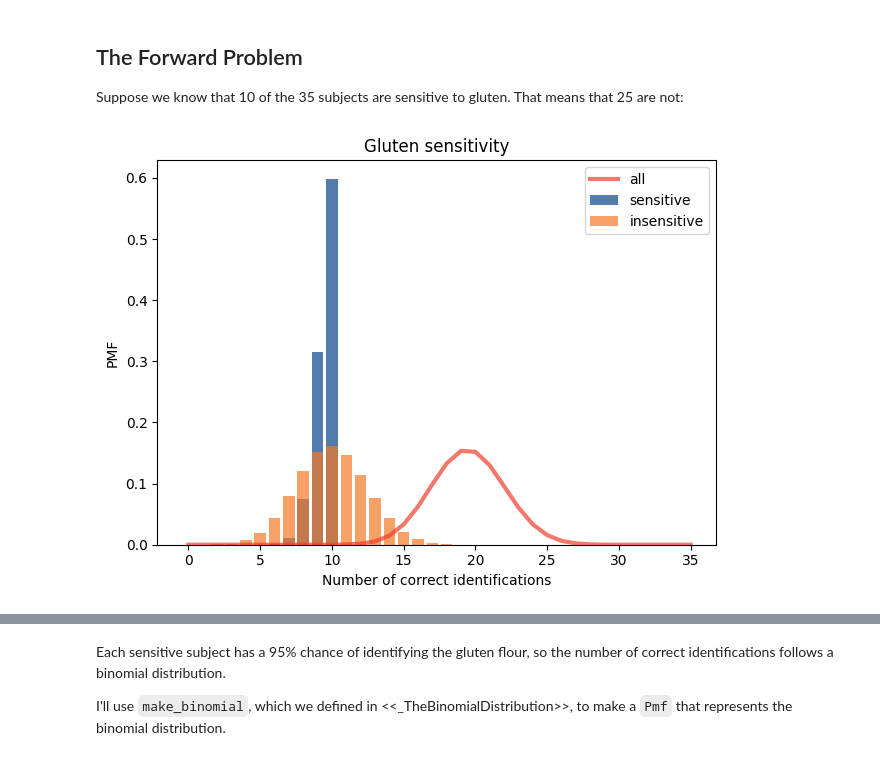
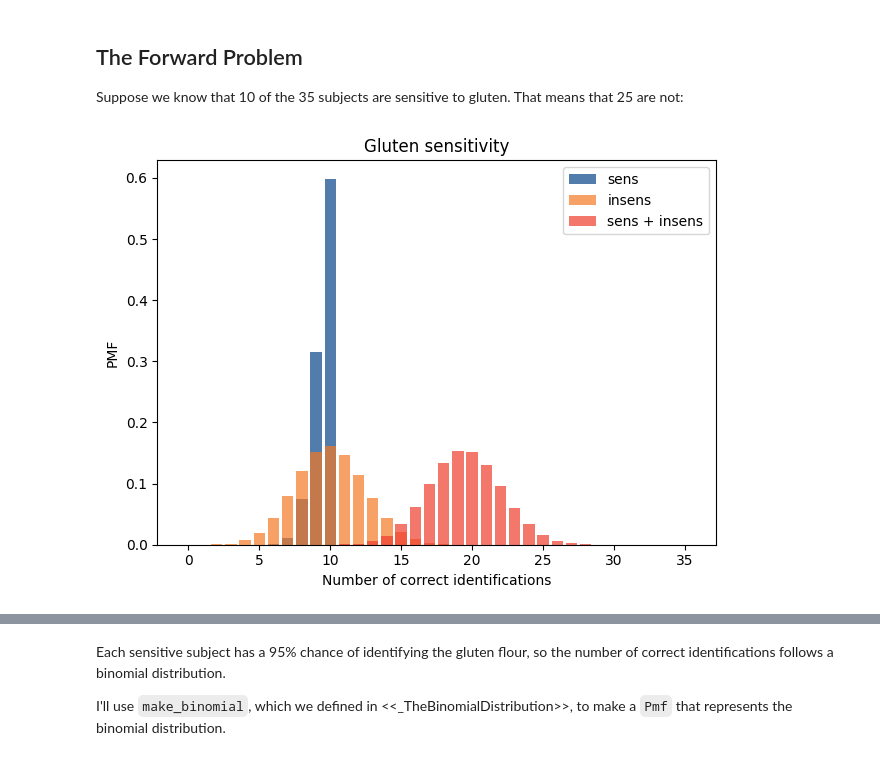
Before and after one commit to mat-ej/ThinkBayes2, a Jupyter notebook: notebooks/chap06.ipynb, the cells around one changed output, grey strips where cells are left out. Drawn from its saved outputs; the diff is of its cells as text; code cells hidden in the pictures.

```diff
--- a/notebooks/chap06.ipynb
+++ b/notebooks/chap06.ipynb
@@ -439,32 +439,32 @@ means that 25 are not:
 # %%
 # Forward problem - assuming that we know how many subjects are sensitive, I will compute the distribution of the data.
 
 
 from utils import make_binomial
 
 
 
 n = 35
 n_sensitive = 10
 n_insensitive = n - n_sensitive
 
 binom_sensitive = make_binomial(n_sensitive, p=0.95) # truly sensitive people correctly identify the gluten free flour with p = 0.95
 binom_insensitive = make_binomial(n_insensitive, p=0.4) # not sensitive people correctly identify the gluten free flour with p = 0.4
 
-binom_sensitive.bar(label="sensitive")
-binom_insensitive.bar(label="insensitive")
+binom_sensitive.bar(label="sens")
+binom_insensitive.bar(label="insens")
 
 dist_total = Pmf.add_dist(binom_sensitive, binom_insensitive)
-dist_total.plot(label = "all", color = "C3")
+dist_total.bar(label = "sens + insens", color = "C3")
 
 decorate(xlabel='Number of correct identifications',
          ylabel='PMF',
          title='Gluten sensitivity')
 
 # NOTE: we expect 20 correct identifications when 10 ppl truly sensitive
 # Of the 25 insensitive subjects, we expect about 10 to identify the gluten flour by chance.
 # So we expect about 20 correct identifications in total.
 
 # This is the answer to the forward problem: given the number of sensitive subjects, we can compute the distribution of the data.
 # %% [output]
-[figure, old version]
+[figure, new version]
```
Also changed, not shown: parts of 13 cells of this notebook.
